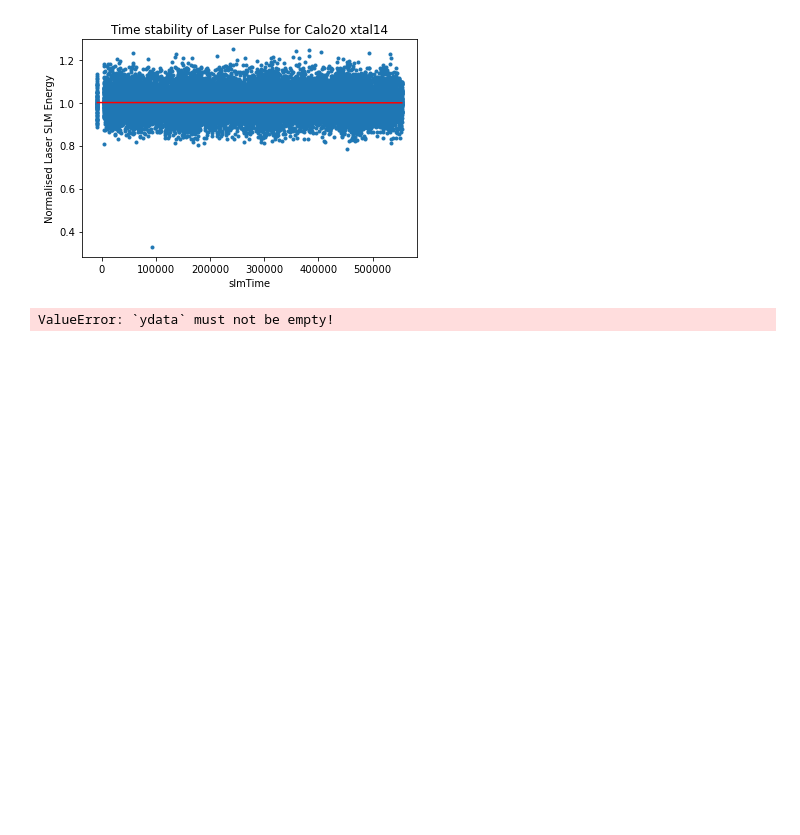
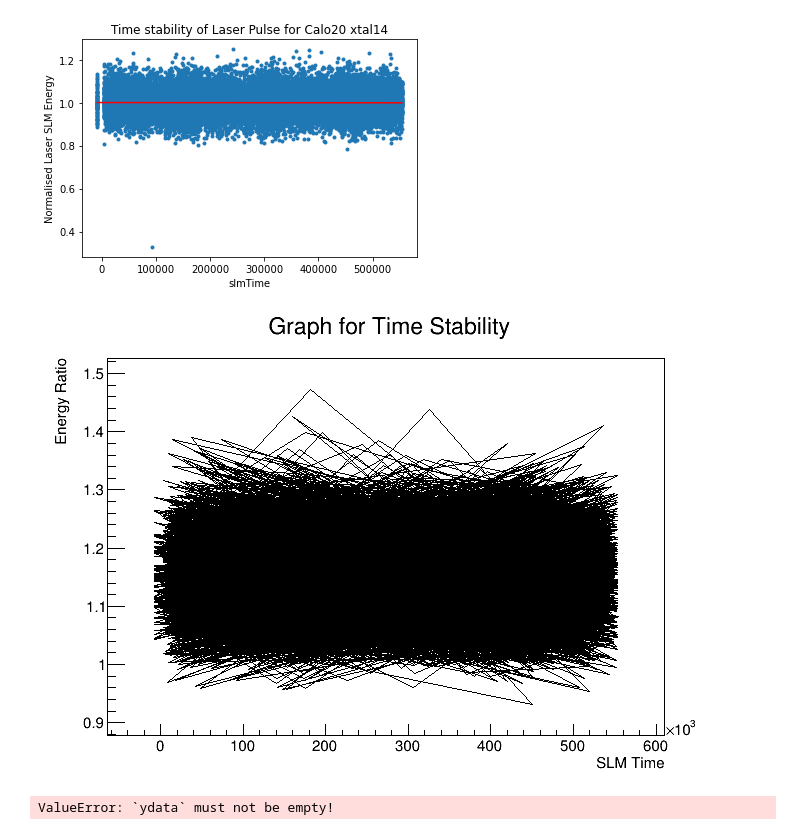
Before and after one commit to AditJain13/Run2C_Analysis, a Jupyter notebook: Normalization_byFill.ipynb, the cells around one changed output. Cells and saved outputs as stored; diff of their text form; code cells hidden in the pictures; blank space fills up the shorter version.

Commit message:
Added some Time Analysis stuff

```diff
--- a/Normalization_byFill.ipynb
+++ b/Normalization_byFill.ipynb
@@ -23,3 +30,9 @@ xtal =14
+# %%
+run = 25032
+subRun = 173
+fill = 12
+calo = 2
+xtal =10
 # %%
 print(df.describe())
 print(df.nunique())
@@ -175,3 +165,15 @@ print("Standard Deviation: {}".format(np.sqrt(pcov[1,1])))
 Slope: -2.089342053159197e-09
 Standard Deviation: 0.00082959424295297
 [figure]
+# %%
+gr = r.TGraph()
+gr.SetTitle(" Graph for Time Stability; SLM Time; Energy Ratio")
+
+for i in range(laserPulse.shape[0]):
+    gr.SetPoint(i, laserPulse['sipmTime'][i],laserPulse['sipmEnergy'][i]/laserPulse['normalSlmEnergy'][i]/mean_temp) #each point has an index as well as the data value
+
+c = r.TCanvas()
+gr.Draw()
+c.Draw()
+# %% [output]
+[figure, added]
```
Also changed, not shown: parts of 10 cells of this notebook, 2 other files.
